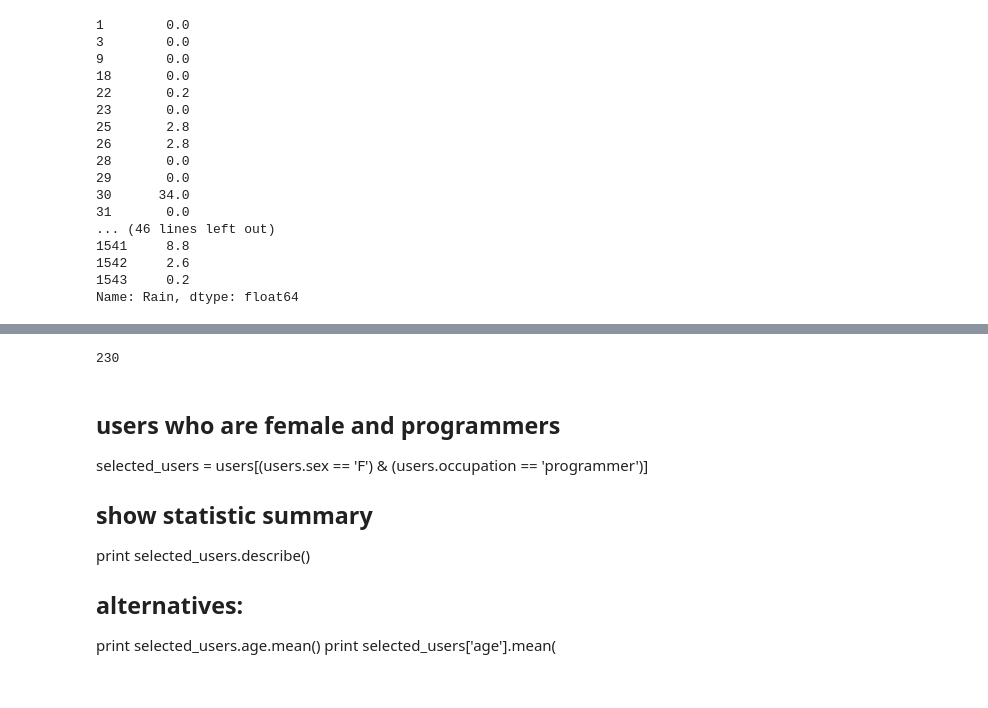
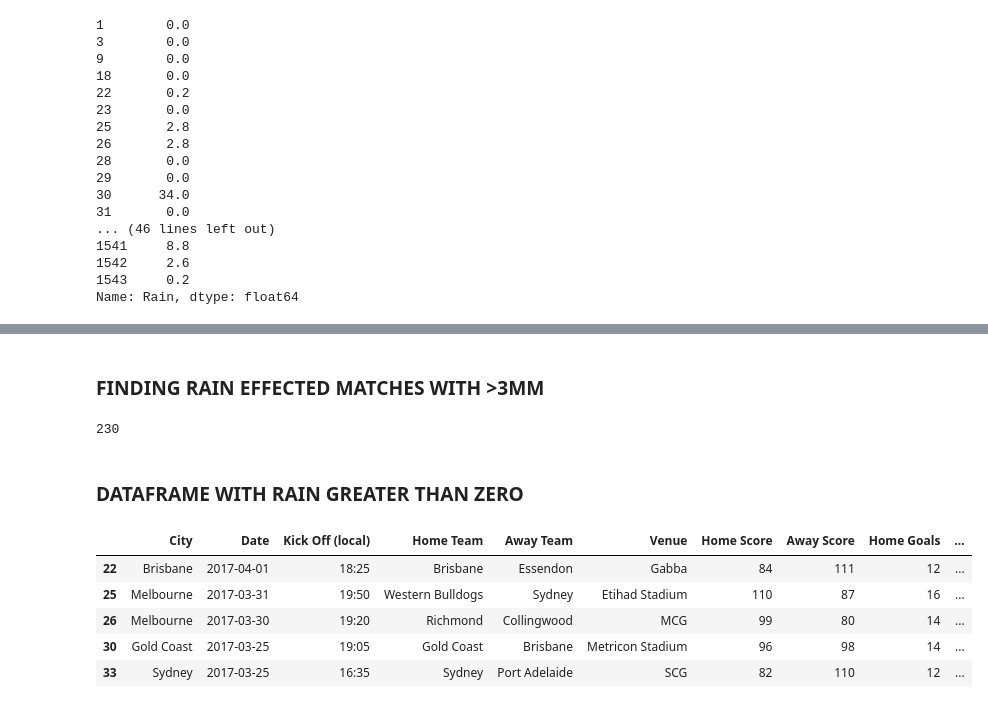
Before and after one commit to ssweeney1988/2015lab2, a Jupyter notebook: AFL_data_manipulation.ipynb, the cells around one changed output, grey strips where cells are left out. Cells and saved outputs as stored; diff of their text form; code cells hidden in the pictures.

```diff
--- a/AFL_data_manipulation.ipynb
+++ b/AFL_data_manipulation.ipynb
@@ -80,16 +101,21 @@ Name: Rain, dtype: float64
+# %% [markdown]
+### FINDING RAIN EFFECTED MATCHES WITH >3MM
 # %%
 test = df[df.Rain >= 3.0]
 print(test.Rain.count())
 # %% [output]
 230
-# %% [markdown]
-## users who are female and programmers
-selected_users = users[(users.sex == 'F') &
-                       (users.occupation == 'programmer')]
-
-## show statistic summary
-print selected_users.describe()
-
-## alternatives:
-print selected_users.age.mean()
-print selected_users['age'].mean(
+# %% [markdown]
+### DATAFRAME WITH RAIN GREATER THAN ZERO
+# %%
+some_rain = df[df.Rain > 0.0]
+some_rain.Rain.count()
+accuracy_percentage =
+some_rain.head()
+# %% [output]
+|  | City | Date | Kick Off (local) | Home Team | Away Team | Venue | Home Score | Away Score | Home Goals | ... |
+| 22 | Brisbane | 2017-04-01 | 18:25 | Brisbane | Essendon | Gabba | 84 | 111 | 12 | ... |
+| 25 | Melbourne | 2017-03-31 | 19:50 | Western Bulldogs | Sydney | Etihad Stadium | 110 | 87 | 16 | ... |
+| 26 | Melbourne | 2017-03-30 | 19:20 | Richmond | Collingwood | MCG | 99 | 80 | 14 | ... |
+| 30 | Gold Coast | 2017-03-25 | 19:05 | Gold Coast | Brisbane | Metricon Stadium | 96 | 98 | 14 | ... |
+| 33 | Sydney | 2017-03-25 | 16:35 | Sydney | Port Adelaide | SCG | 82 | 110 | 12 | ... |
```
Also changed, not shown: parts of 11 cells of this notebook.
